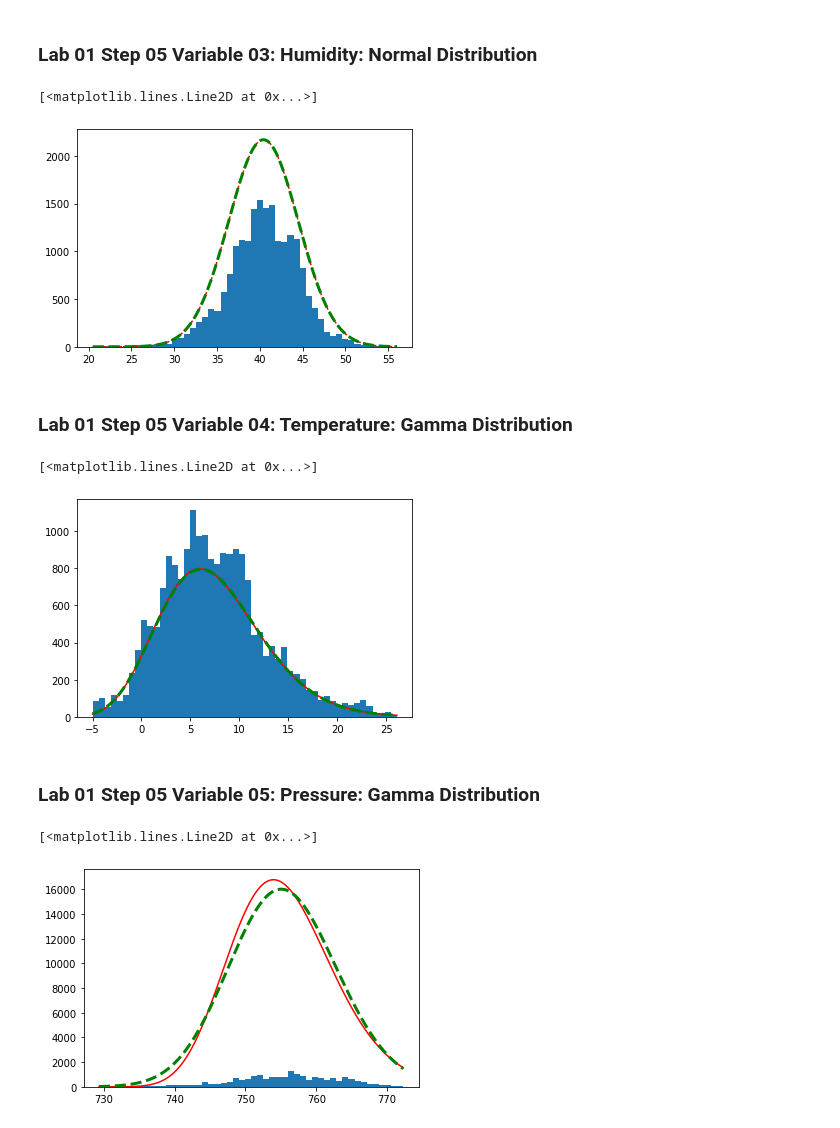
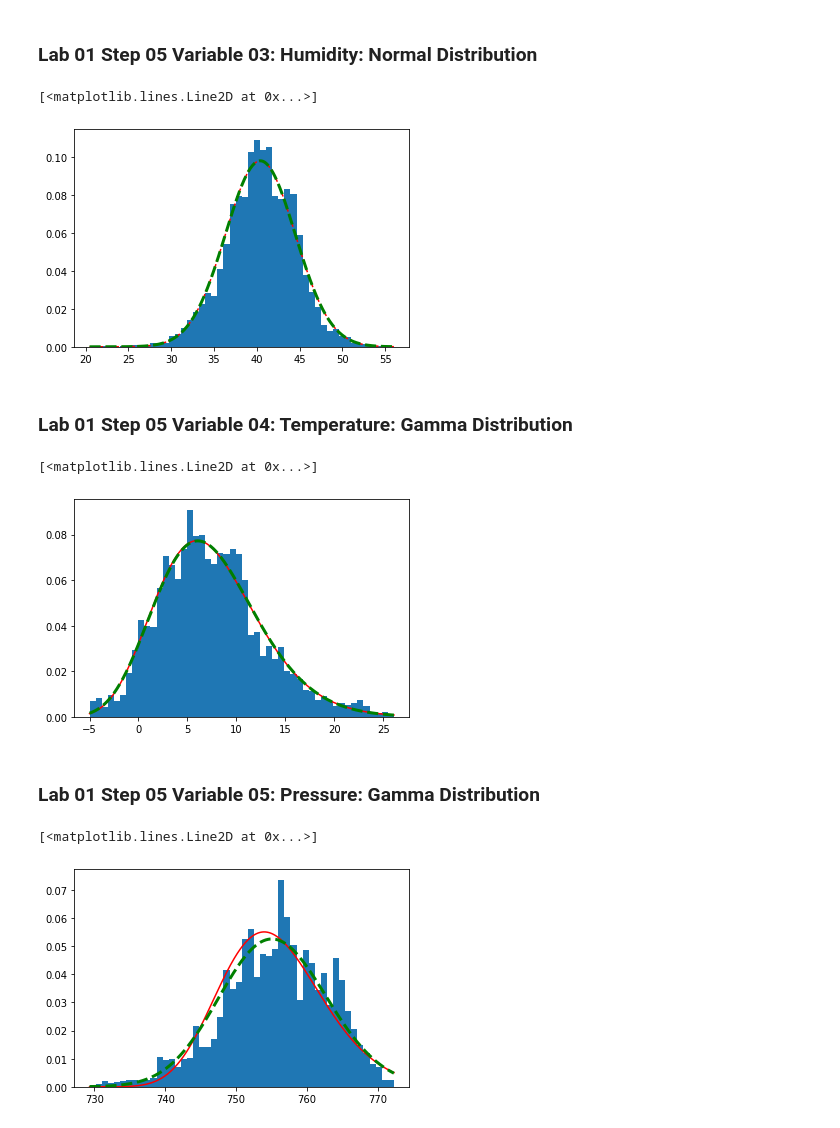
Before and after one commit to Nemat-Allah-Aloush/Multivariate_Data_Analysis, a Jupyter notebook: lab_01.ipynb, the cells around one changed output. Drawn from its saved outputs; the diff is of its cells as text; code cells hidden in the pictures.

```diff
--- a/lab_01.ipynb
+++ b/lab_01.ipynb
@@ -297,12 +297,12 @@ MLE_RH = x_RH.fit(col_RH,method='MLE')
 dist_MLE_RH = x_RH.pdf(axis_RH, *MLE_RH)
 #loc1, scale1,loc2, scale2
 fig_RH, ax_RH = plt.subplots()
-ax_RH.hist(col_RH, nbins_RH)#,density=True, stacked=True)
-ax_RH.plot(axis_RH, dist_MM_RH * len(col_RH) * max_RH / nbins_RH,'--r', label='MM')  #* len(col) * smax / nbins
-ax_RH.plot(axis_RH, dist_MLE_RH* len(col_RH) * max_RH / nbins_RH ,'--g', lw=3, label='MLE') #* len(col) * smax / nbins
+ax_RH.hist(col_RH, nbins_RH,density=True, stacked=True)
+ax_RH.plot(axis_RH, dist_MM_RH ,'--r', label='MM')  #* len(col) * smax / nbins
+ax_RH.plot(axis_RH, dist_MLE_RH  ,'--g', lw=3, label='MLE') #* len(col) * smax / nbins
 # %% [output]
 [<matplotlib.lines.Line2D at 0x...>]
-[figure, old version]
+[figure, new version]
 # %% [markdown]
 ### Lab 01 Step 05 Variable 04: Temperature: Gamma Distribution
 # %%
@@ -316,29 +316,29 @@ dist_MM_T_out = x_T_out.pdf(axis_T_out, *MM_T_out)
 MLE_T_out = x_T_out.fit(col_T_out,method='MLE')
 dist_MLE_T_out = x_T_out.pdf(axis_T_out, *MLE_T_out)
 fig_T_out, ax_T_out = plt.subplots()
-ax_T_out.hist(col_T_out, nbins_T_out)#,density=True, stacked=True)
-ax_T_out.plot(axis_T_out, dist_MM_T_out * len(col_T_out) * max_T_out / nbins_T_out,'-r', label='exp')
-ax_T_out.plot(axis_T_out, dist_MLE_T_out* len(col_T_out) * max_T_out / nbins_T_out ,'--g', lw=3, label='BS')
+ax_T_out.hist(col_T_out, nbins_T_out,density=True, stacked=True)
+ax_T_out.plot(axis_T_out, dist_MM_T_out,'-r', label='MM')
+ax_T_out.plot(axis_T_out, dist_MLE_T_out ,'--g', lw=3, label='MLE')
 # %% [output]
 [<matplotlib.lines.Line2D at 0x...>]
-[figure, old version]
+[figure, new version]
 # %% [markdown]
 ### Lab 01 Step 05 Variable 05: Pressure: Gamma Distribution
 # %%
 nbins_Press=50
 col_Press=df_sample_colomn_energydata[df_sample_colomn_energydata.columns[4]].to_numpy()
 max_Press=col_Press.max()
 axis_Press=np.linspace(col_Press.min(), col_Press.max(),500)
 x_Press = stats.gamma  #.rvs(a, b, size=1000, random_state=123)
 MM_Press = x_Press.fit(col_Press,method='MM')
 dist_MM_Press = x_Press.pdf(axis_Press, *MM_Press)
 MLE_Press = x_Press.fit(col_Press,method='MLE')
 dist_MLE_Press = x_Press.pdf(axis_Press, *MLE_Press)
 #loc1, scale1,loc2, scale2
 fig_Press, ax_Press = plt.subplots()
-ax_Press.hist(col_Press, nbins_Press)#,density=True, stacked=True)
-ax_Press.plot(axis_Press, dist_MM_Press * len(col_Press) * max_Press / nbins_Press,'-r', label='exp')
-ax_Press.plot(axis_Press, dist_MLE_Press* len(col_Press) * max_Press / nbins_Press ,'--g', lw=3, label='BS')
+ax_Press.hist(col_Press, nbins_Press,density=True, stacked=True)
+ax_Press.plot(axis_Press, dist_MM_Press ,'-r', label='MM')
+ax_Press.plot(axis_Press, dist_MLE_Press ,'--g', lw=3, label='MLE')
 # %% [output]
 [<matplotlib.lines.Line2D at 0x...>]
-[figure, old version]
+[figure, new version]
```
Also changed, not shown: parts of 3 cells of this notebook, 1 other file.
